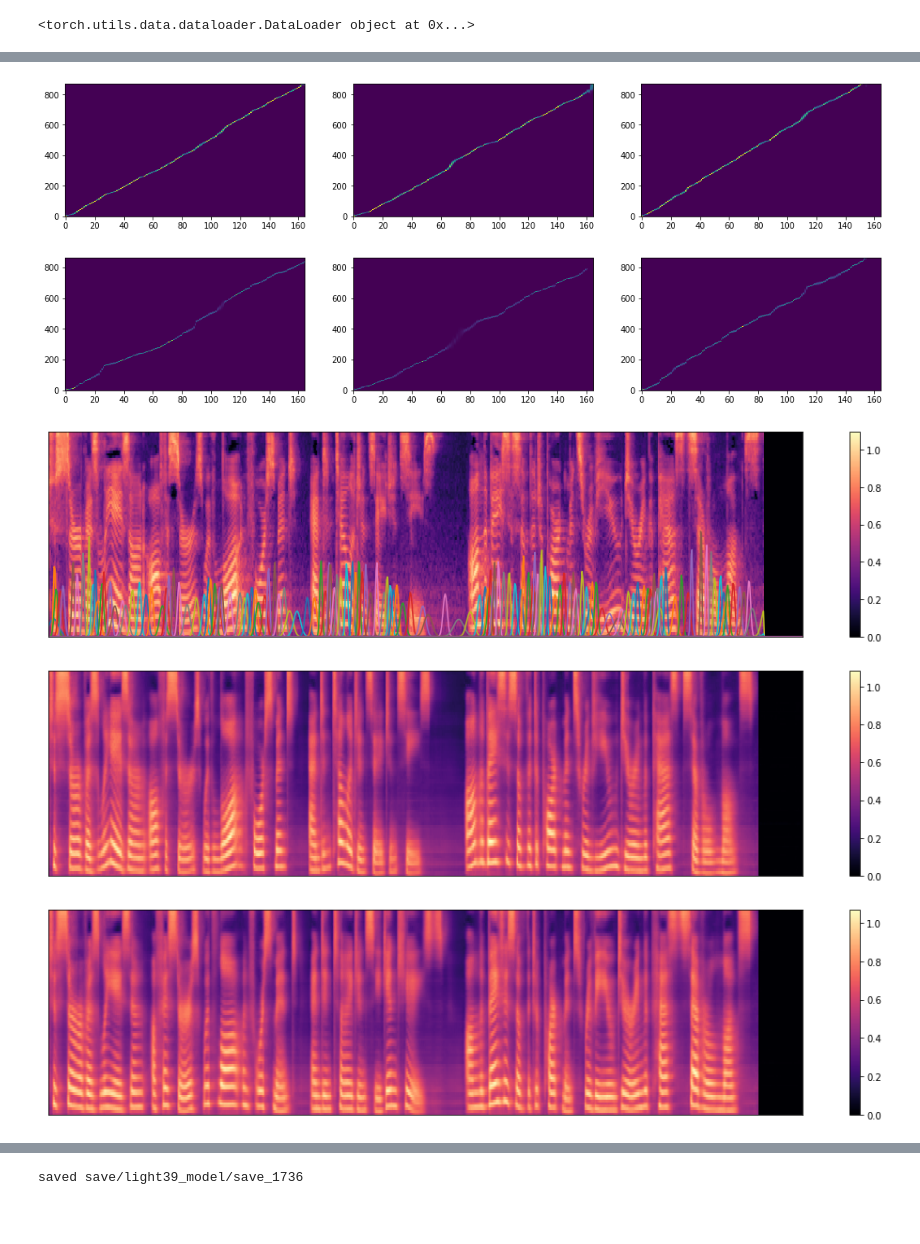
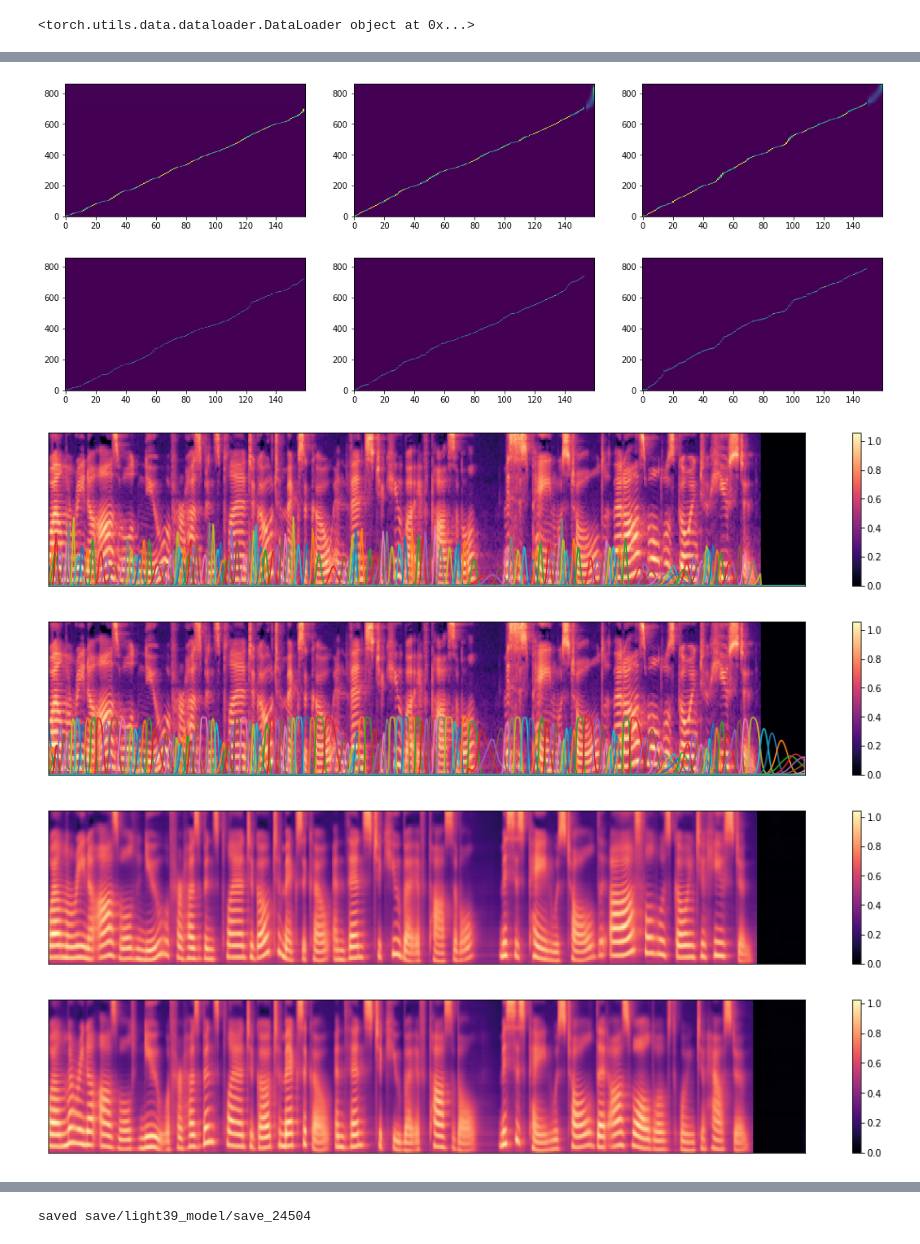
Before and after one commit to scpark20/kimchi-tts, a Jupyter notebook: light39_model.ipynb, the cells around one changed output, grey strips where cells are left out. Cells and saved outputs as stored; diff of their text form; code cells hidden in the pictures; blank space fills up the shorter version.

```diff
--- a/light39_model.ipynb
+++ b/light39_model.ipynb
@@ -47,7 +48,7 @@ model = Model(stt_hparams, tts_hparams)
 model = model.cuda()
 optimizer = torch.optim.Adam(model.parameters(), lr=tts_hparams.lr, weight_decay=tts_hparams.weight_decay)
 
-step = 0
+step = 22583
 
 size = sizeof_fmt(4 * sum(p.numel() for p in model.parameters()))
 print(f"Model size {size}")
@@ -61,7 +62,7 @@ print(f"MelEncoder size {size}")
 size = sizeof_fmt(4 * sum(p.numel() for p in model.tts.mel_decoder.parameters()))
 print(f"MelDecoder size {size}")
 
-if False:
+if True:
     model, optimizer, step = logger.load(step, model, optimizer)
 print(step)
 
@@ -75,7 +77,7 @@ MelDecoder size 22.9MiB
 done
 # %%
-trainset = LJDataset(tts_hparams.root_dir)
-collate_fn = TextMelCollate()
+trainset = LJDataset(tts_hparams)
+collate_fn = TextMelCollate(tts_hparams)
 train_loader = torch.utils.data.DataLoader(trainset, num_workers=tts_hparams.num_workers,
                           shuffle=True,
                           sampler=None,
@@ -151,7 +153,7 @@ while(True):
                 times = []
                 for _ in range(10):
                     t0 = time.time()
-                    samples, _ = model.inference(batch['text'], batch['mels'].size(2), stt_outputs["alignments"], temperature=0.7)
+                    samples, _ = model.inference(batch['text'], batch['mels'].size(2), tts_outputs["stt_alignments"], temperature=1.0)
                     t1 = time.time()
                     times.append(t1 - t0)
                 times = np.array(times)
@@ -173,7 +175,7 @@ while(True):
                 plt.imshow(_stt_alignments[i].T, aspect='auto', origin='lower', interpolation='none')
             plt.show()
 
-            plt.figure(figsize=[18, 4])
+            plt.figure(figsize=[18, 3])
             _x = batch['mels'].data.cpu().numpy()
             librosa.display.specshow(_x[index])
             plt.colorbar()
@@ -183,13 +185,24 @@ while(True):
 
             plt.show()
 
-            plt.figure(figsize=[18, 4])
+            _stt_alignments = tts_outputs["stt_alignments"].data.cpu().numpy()
+            plt.figure(figsize=[18, 3])
+            _x = batch['mels'].data.cpu().numpy()
+            librosa.display.specshow(_x[index])
+            plt.colorbar()
+
+            for i in range(_stt_alignments.shape[1]):
+                plt.plot(_stt_alignments[index, i] * 30)
+
+            plt.show()
+
+            plt.figure(figsize=[18, 3])
             _y = tts_outputs['pred'].data.cpu().numpy()
             librosa.display.specshow(np.maximum(_y[index], 0))
             plt.colorbar()
             plt.show()
 
-            plt.figure(figsize=[18, 4])
+            plt.figure(figsize=[18, 3])
             _s = samples.data.cpu().numpy()
             librosa.display.specshow(np.maximum(_s[index, :, :_y.shape[2]], 0))
             plt.colorbar()
@@ -201,5 +214,6 @@ elapsed time : 0.030615830421447755
-[figure, old version]
+[figure, new version]
-[figure, old version]
+[figure, new version]
-[figure, old version]
+[figure, new version]
-[figure, old version]
+[figure, new version]
-[figure, old version]
+[figure, new version]
+[figure, added]
@@ -223,7 +237,7 @@ step : 11482 stt : 0.5136 tts : 0.2237 recon : 0.0031 kl : 0.0046 beta : 0.2298
 # %%
 logger.save(step, model, optimizer)
 # %% [output]
-saved save/light39_model/save_1736
+saved save/light39_model/save_24504
 # %%
 import matplotlib.pyplot as plt
 import librosa.display
```
Also changed, not shown: parts of 7 cells of this notebook, 8 other files.
